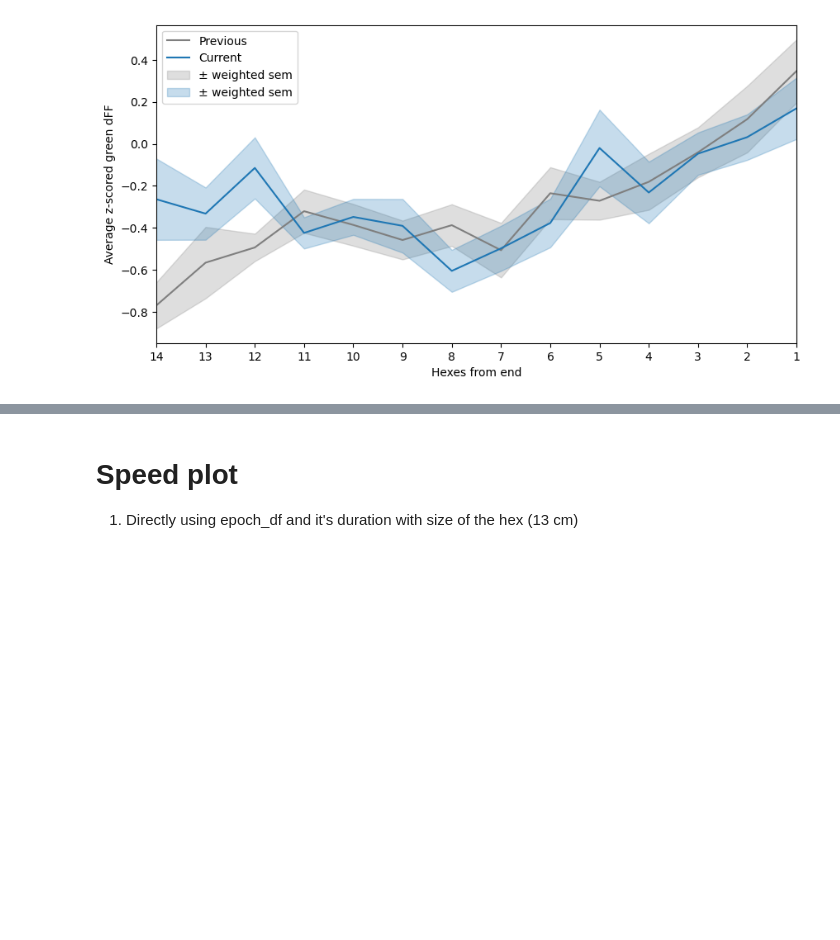
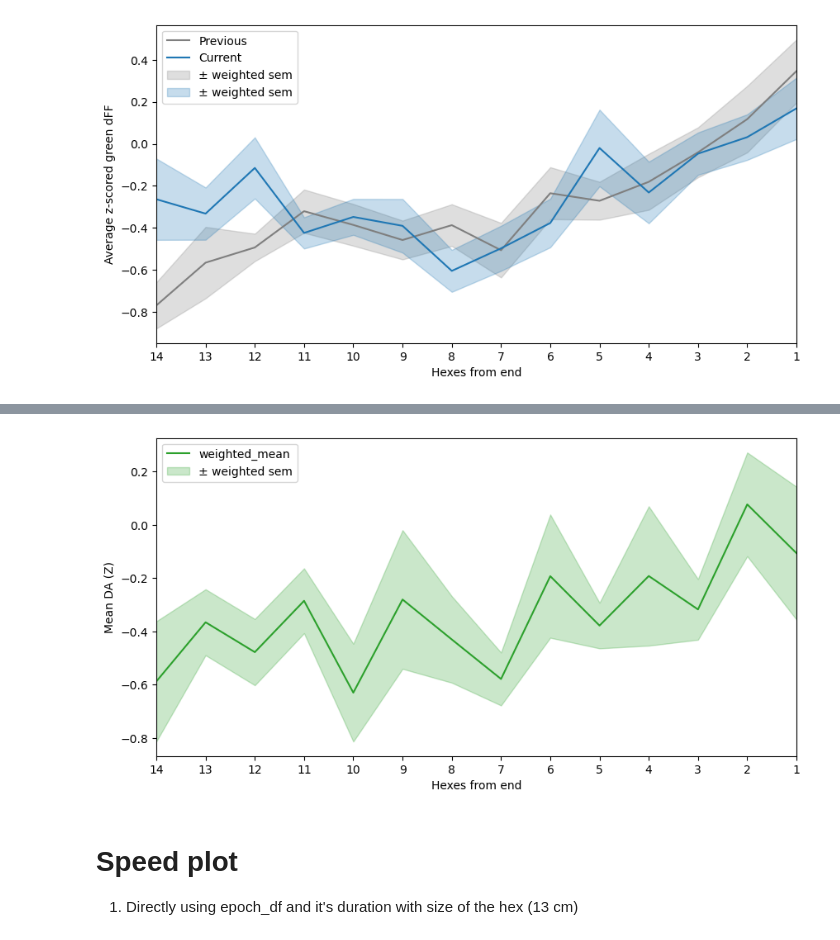
Before and after one commit to calderast/Hex-maze-spyglass, a Jupyter notebook: Ramp_Analysis_YS.ipynb, the cells around one changed output, grey strips where cells are left out. Cells and saved outputs as stored; diff of their text form; code cells hidden in the pictures; blank space fills up the shorter version.

```diff
--- a/Ramp_Analysis_YS.ipynb
+++ b/Ramp_Analysis_YS.ipynb
@@ -521,3 +554,7 @@ plot_two_series_during_port_approach(prev_dff_by_hexes_from_end, current_dff_by_
+# %%
+plot_series_during_port_approach(dff_by_hexes_from_end_a_10, series_col='weighted_mean', exclude_end_port=True, max_hexes_from_end=14, figtitle='Mean DA (Z)')
+# %% [output]
+[figure, added]
 # %% [markdown]
 # Speed plot
 1. Directly using epoch_df and it's duration with size of the hex (13 cm)
```
Also changed, not shown: parts of 20 cells of this notebook.
